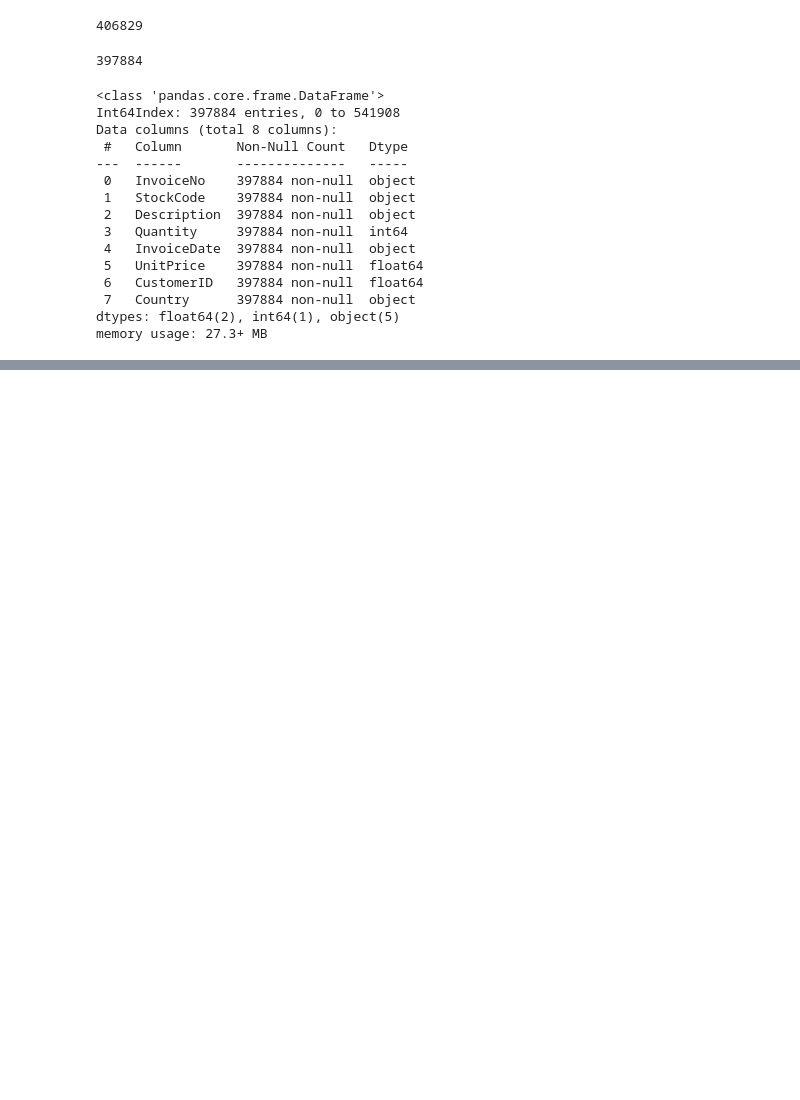
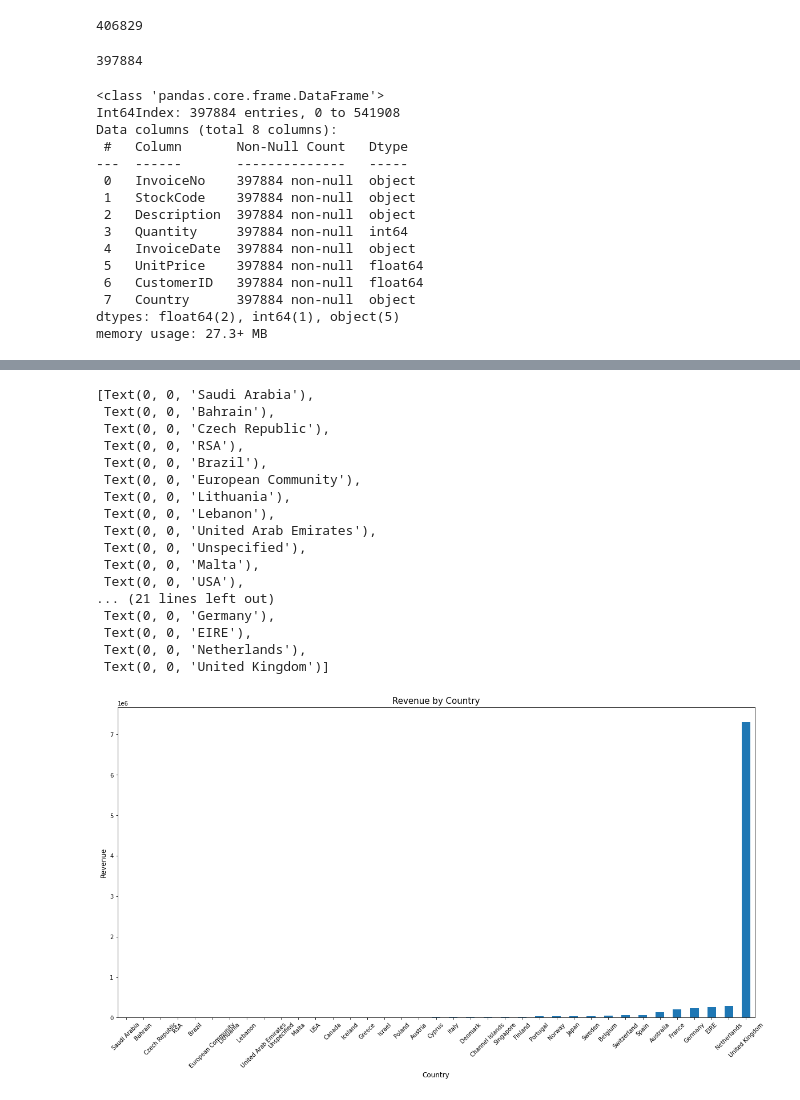
Before and after one commit to jeungsengho/python_6month, a Jupyter notebook: 5__쇼핑몰_고객주문_데이터_프로젝트.ipynb, the cells around one changed output, grey strips where cells are left out. Saved outputs shown, nothing was run; the diff lists cells and outputs as text; code cells hidden in the pictures; blank space fills up the shorter version.

```diff
--- a/5__쇼핑몰_고객주문_데이터_프로젝트.ipynb
+++ b/5__쇼핑몰_고객주문_데이터_프로젝트.ipynb
@@ -112,3 +112,6 @@ retail.head()
 | 4 | 536365 | 84029E | RED WOOLLY HOTTIE WHITE HEART. | 6 | 12/1/2010 8:26 | 3.39 | 17850.0 | United Kingdom | ... |
 # %%
 retail.to_csv('OnlineRetailClean.csv')
+# %%
+dtypes = {'UnitPrice':np.float32, 'CustomerID':np.int32, 'Quantity':np.int32 }
+retail= pd.read_csv('OnlineRetailClean.csv')
@@ -114,0 +150,3 @@ retail.to_csv('OnlineRetailClean.csv')
+# %%
+# infer_datetime_format=True : 날짜 시간 포맷을 추정해서 파싱
+retail['InvoiceDate'] = pd.to_datetime(retail['InvoiceDate'], infer_datetime_format=True)
@@ -114,0 +188,4 @@ retail.to_csv('OnlineRetailClean.csv')
+# %%
+# 국가별 매출
+rev_by_counties = retail.groupby('Country').sum()['CheckoutPrice'].sort_values()
+rev_by_counties
@@ -114,0 +210,25 @@ retail.to_csv('OnlineRetailClean.csv')
+# %%
+plot = rev_by_counties.plot(kind='bar', figsize=(20, 10))
+plot.set_xlabel('Country', fontsize=12)
+plot.set_ylabel('Revenue', fontsize=12)
+plot.set_title('Revenue by Country', fontsize=15)
+plot.set_xticklabels(labels=rev_by_counties.index, rotation=45)
+# %% [output]
+[Text(0, 0, 'Saudi Arabia'),
+ Text(0, 0, 'Bahrain'),
+ Text(0, 0, 'Czech Republic'),
+ Text(0, 0, 'RSA'),
+ Text(0, 0, 'Brazil'),
+ Text(0, 0, 'European Community'),
+ Text(0, 0, 'Lithuania'),
+ Text(0, 0, 'Lebanon'),
+ Text(0, 0, 'United Arab Emirates'),
+ Text(0, 0, 'Unspecified'),
+ Text(0, 0, 'Malta'),
+ Text(0, 0, 'USA'),
+... (21 lines left out)
+ Text(0, 0, 'Germany'),
+ Text(0, 0, 'EIRE'),
+ Text(0, 0, 'Netherlands'),
+ Text(0, 0, 'United Kingdom')]
+[figure, added]
```
Also changed, not shown: parts of 9 cells of this notebook.
